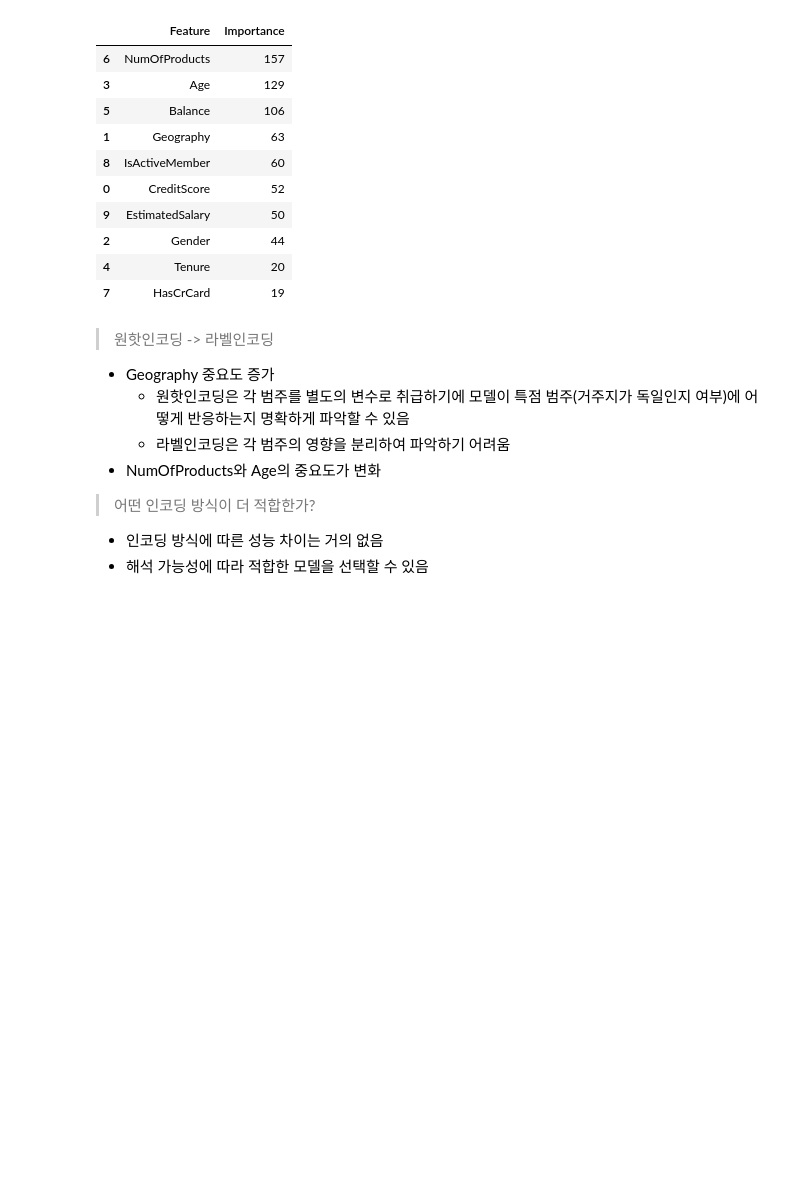
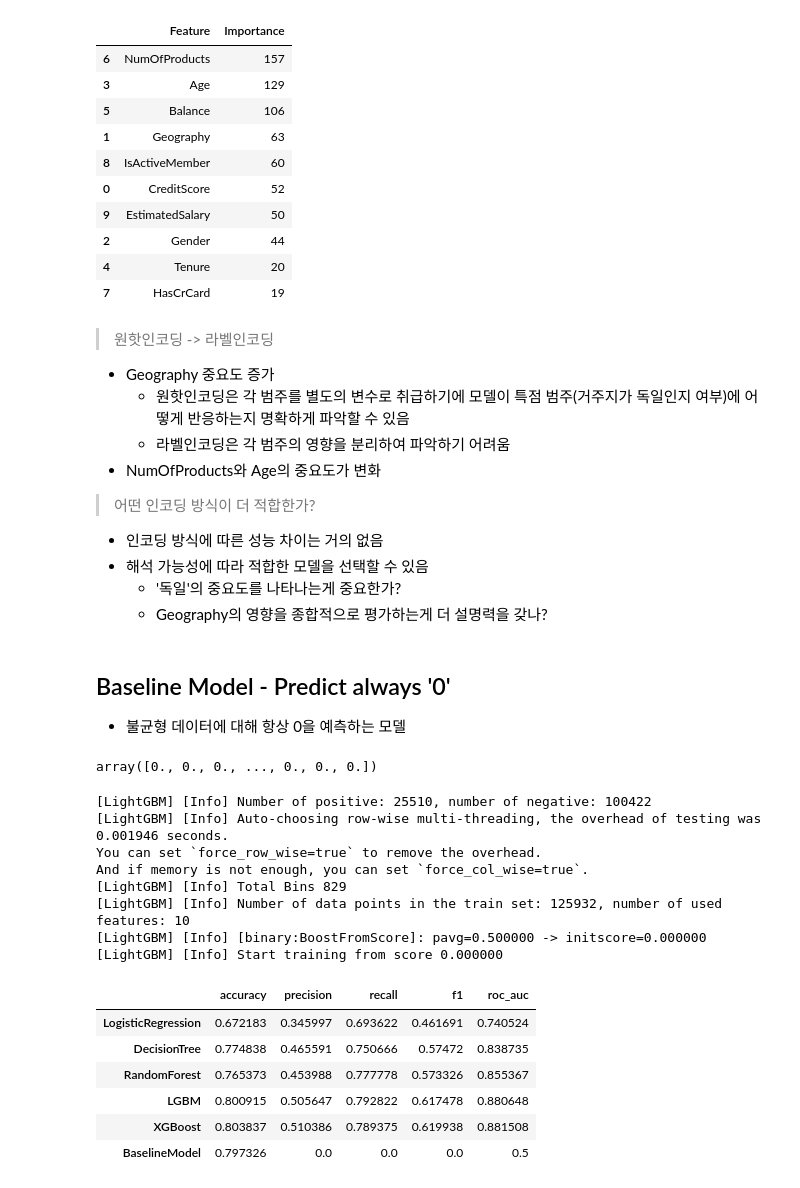
Before and after one commit to kikipark9/ML_Team_Project, a Jupyter notebook: model_source/02. Try_Model.ipynb, the cells around one changed output. Drawn from its saved outputs; the diff is of its cells as text; code cells hidden in the pictures; blank space fills up the shorter version.

Commit message:
baseline model

```diff
--- a/model_source/02. Try_Model.ipynb
+++ b/model_source/02. Try_Model.ipynb
@@ -841,3 +825,70 @@ lgbm_fi
 > 어떤 인코딩 방식이 더 적합한가?
 - 인코딩 방식에 따른 성능 차이는 거의 없음
 - 해석 가능성에 따라 적합한 모델을 선택할 수 있음
+    - '독일'의 중요도를 나타나는게 중요한가?
+    - Geography의 영향을 종합적으로 평가하는게 더 설명력을 갖나?
+# %% [markdown]
+## Baseline Model - Predict always '0'
+- 불균형 데이터에 대해 항상 0을 예측하는 모델
+# %%
+def baseline_model_predict(X):
+    return np.zeros(X.shape[0])
+
+constant_pred = baseline_model_predict(X_test)
+constant_pred
+# %% [output]
+array([0., 0., 0., ..., 0., 0., 0.])
+# %%
+def get_result(model, X_train, y_train, X_test, y_test):
+    model.fit(X_train, y_train)
+    model_proba = model.predict_proba(X_test)
+    model_pred = model.predict(X_test)
+    return get_clf_eval(y_test, model_pred, model_proba[:, 1])
+
+def get_base_eval(y_test, pred=None, pred_proba=None):
+    accuracy = accuracy_score(y_test, pred)
+    precision = precision_score(y_test, pred)
+    recall = recall_score(y_test, pred)
+    f1 = f1_score(y_test, pred)
+    pred_proba = np.zeros(y_test.shape[0])
+    roc_auc = roc_auc_score(y_test, pred_proba)
+    return accuracy, precision, recall, f1, roc_auc
+
+def get_result_pd(models, model_names, X_train, y_train, X_test, y_test):
+    col_names = ['accuracy', 'precision', 'recall', 'f1', 'roc_auc']
+    result_pd = pd.DataFrame(columns=col_names, index=model_names)
+    for model, model_name in zip(models, model_names):
+        accuracy, precision, recall, f1, confusion, roc_score = get_result(model, X_train, y_train, X_test, y_test)
+        result_pd.loc[model_name] = [accuracy, precision, recall, f1, roc_score]
+    baseline_pred = baseline_model_predict(X_test)
+    accuracy, precision, recall, f1, roc_score = get_base_eval(y_test, baseline_pred)
+    result_pd.loc['BaselineModel'] = [accuracy, precision, recall, f1, roc_score]
+    return result_pd
+
+model_names = ['LogisticRegression', 'DecisionTree', 'RandomForest', 'LGBM', 'XGBoost']
+scale_pos_weight = y_train.value_counts()[0] / y_train.value_counts()[1]
+
+lr = LogisticRegression(class_weight='balanced', random_state=13)
+dt = DecisionTreeClassifier(class_weight='balanced', random_state=13, max_depth=3)
+rf = RandomForestClassifier(class_weight='balanced', random_state=13, max_depth=3)
+lgbm = LGBMClassifier(class_weight='balanced', random_state=13, max_depth=3)
+xgb = XGBClassifier(scale_pos_weight=scale_pos_weight, random_state=13, max_depth=3)
+models = [lr, dt, rf, lgbm, xgb]
+result_pd = get_result_pd(models, model_names, X_train, y_train, X_test, y_test)
+result_pd
+# %% [output]
+[LightGBM] [Info] Number of positive: 25510, number of negative: 100422
+[LightGBM] [Info] Auto-choosing row-wise multi-threading, the overhead of testing was 0.001946 seconds.
+You can set `force_row_wise=true` to remove the overhead.
+And if memory is not enough, you can set `force_col_wise=true`.
+[LightGBM] [Info] Total Bins 829
+[LightGBM] [Info] Number of data points in the train set: 125932, number of used features: 10
+[LightGBM] [Info] [binary:BoostFromScore]: pavg=0.500000 -> initscore=0.000000
+[LightGBM] [Info] Start training from score 0.000000
+|  | accuracy | precision | recall | f1 | roc_auc |
+| LogisticRegression | 0.672183 | 0.345997 | 0.693622 | 0.461691 | 0.740524 |
+| DecisionTree | 0.774838 | 0.465591 | 0.750666 | 0.57472 | 0.838735 |
+| RandomForest | 0.765373 | 0.453988 | 0.777778 | 0.573326 | 0.855367 |
+| LGBM | 0.800915 | 0.505647 | 0.792822 | 0.617478 | 0.880648 |
+| XGBoost | 0.803837 | 0.510386 | 0.789375 | 0.619938 | 0.881508 |
+| BaselineModel | 0.797326 | 0.0 | 0.0 | 0.0 | 0.5 |
```
Also changed, not shown: parts of 2 cells of this notebook.
